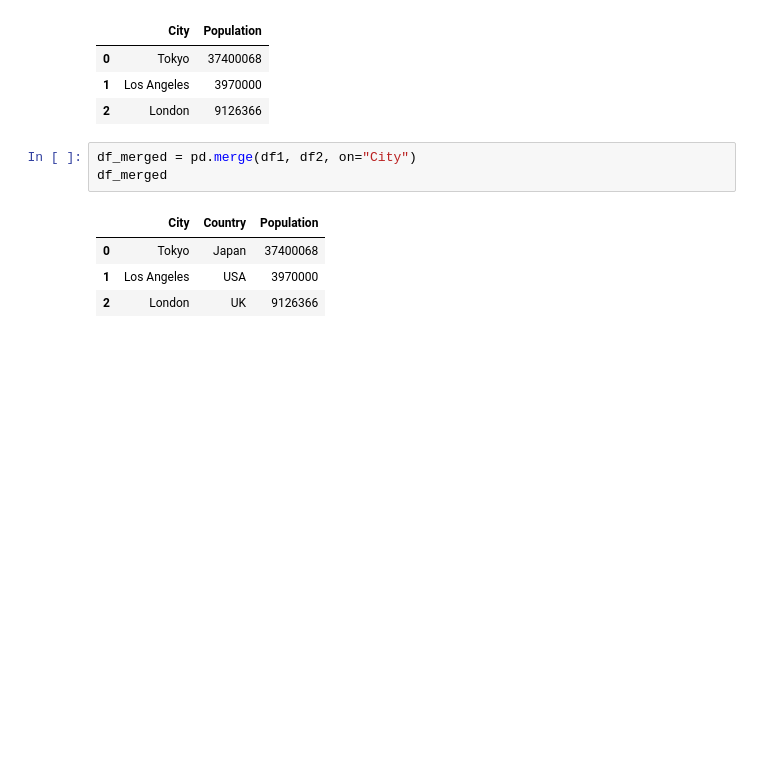
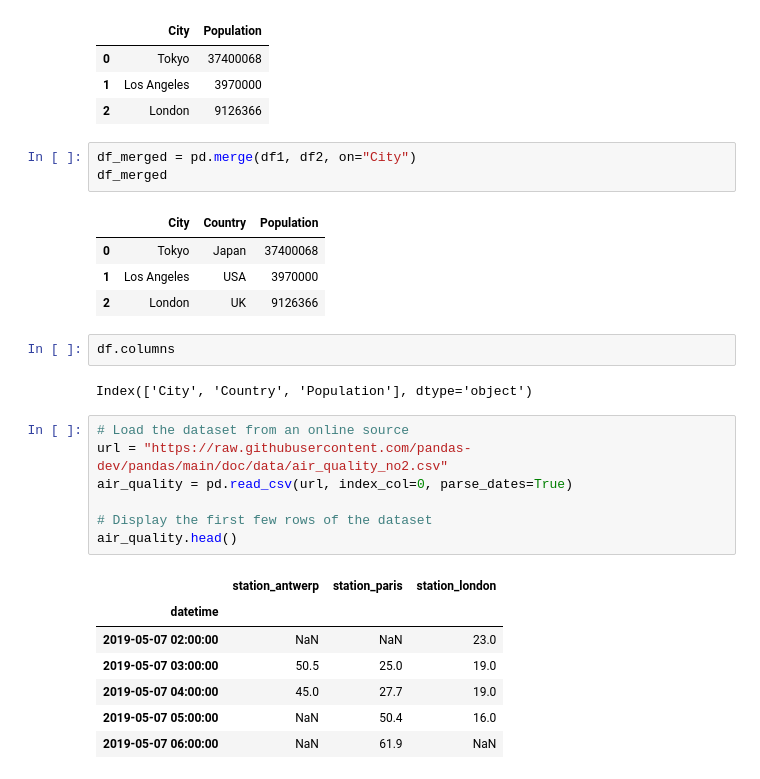
Before and after one commit to Geography-and-Planning/intro-to-gis, a Jupyter notebook: notebook/pandas.ipynb, the cells around one changed output. Drawn from its saved outputs; the diff is of its cells as text; blank space fills up the shorter version.

```diff
--- a/notebook/pandas.ipynb
+++ b/notebook/pandas.ipynb
@@ -133,3 +133,22 @@ df_merged
 | 0 | Tokyo | Japan | 37400068 |
 | 1 | Los Angeles | USA | 3970000 |
 | 2 | London | UK | 9126366 |
+# %%
+df.columns
+# %% [output]
+Index(['City', 'Country', 'Population'], dtype='object')
+# %%
+# Load the dataset from an online source
+url = "https://raw.githubusercontent.com/pandas-dev/pandas/main/doc/data/air_quality_no2.csv"
+air_quality = pd.read_csv(url, index_col=0, parse_dates=True)
+
+# Display the first few rows of the dataset
+air_quality.head()
+# %% [output]
+|  | station_antwerp | station_paris | station_london |
+| datetime |  |  |  |
+| 2019-05-07 02:00:00 | NaN | NaN | 23.0 |
+| 2019-05-07 03:00:00 | 50.5 | 25.0 | 19.0 |
+| 2019-05-07 04:00:00 | 45.0 | 27.7 | 19.0 |
+| 2019-05-07 05:00:00 | NaN | 50.4 | 16.0 |
+| 2019-05-07 06:00:00 | NaN | 61.9 | NaN |
```
Also changed, not shown: parts of 2 cells of this notebook, 1 other file.
